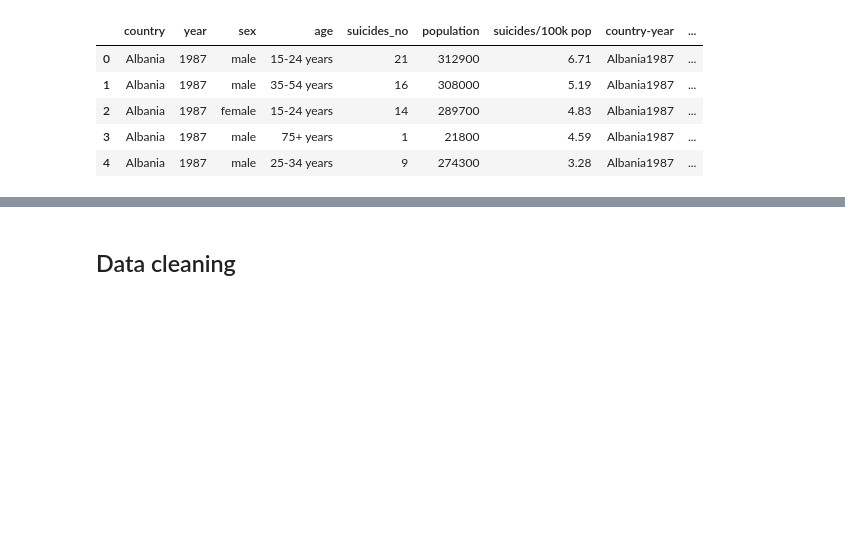
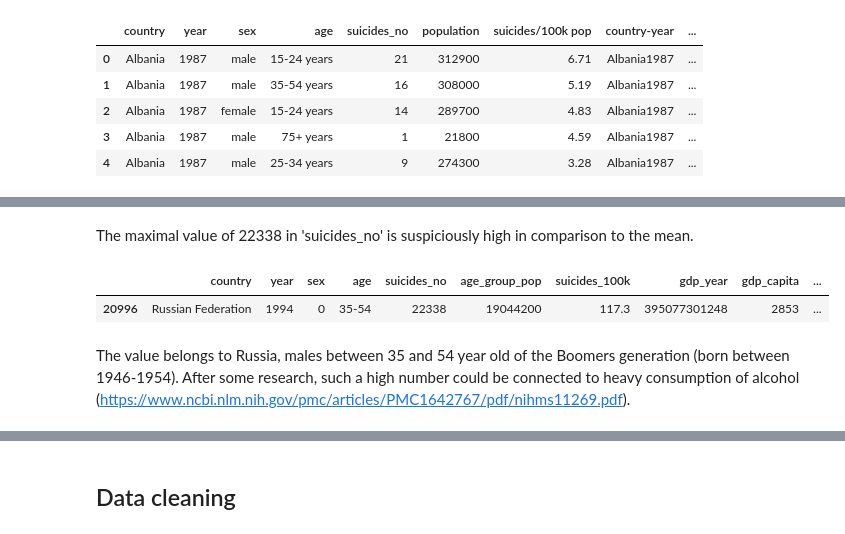
Before and after one commit to breichmanova/suicide_rates, a Jupyter notebook: suicide-rates-da.ipynb, the cells around one changed output, grey strips where cells are left out. Saved outputs shown, nothing was run; the diff lists cells and outputs as text; code cells hidden in the pictures; blank space fills up the shorter version.

```diff
--- a/suicide-rates-da.ipynb
+++ b/suicide-rates-da.ipynb
@@ -44,2 +72,11 @@ sr.describe()
+# %% [markdown]
+The maximal value of 22338 in 'suicides_no' is suspiciously high in comparison to the mean.
+# %%
+sr[sr['suicides_no'] == 22338]
+# %% [output]
+|  | country | year | sex | age | suicides_no | age_group_pop | suicides_100k | gdp_year | gdp_capita | ... |
+| 20996 | Russian Federation | 1994 | 0 | 35-54 | 22338 | 19044200 | 117.3 | 395077301248 | 2853 | ... |
+# %% [markdown]
+The value belongs to Russia, males between 35 and 54 year old of the Boomers generation (born between 1946-1954). After some research, such a high number could be connected to heavy consumption of alcohol (https://www.ncbi.nlm.nih.gov/pmc/articles/PMC1642767/pdf/nihms11269.pdf).
 # %%
 sr['generation'].unique()
```
Also changed, not shown: parts of 10 cells of this notebook.
